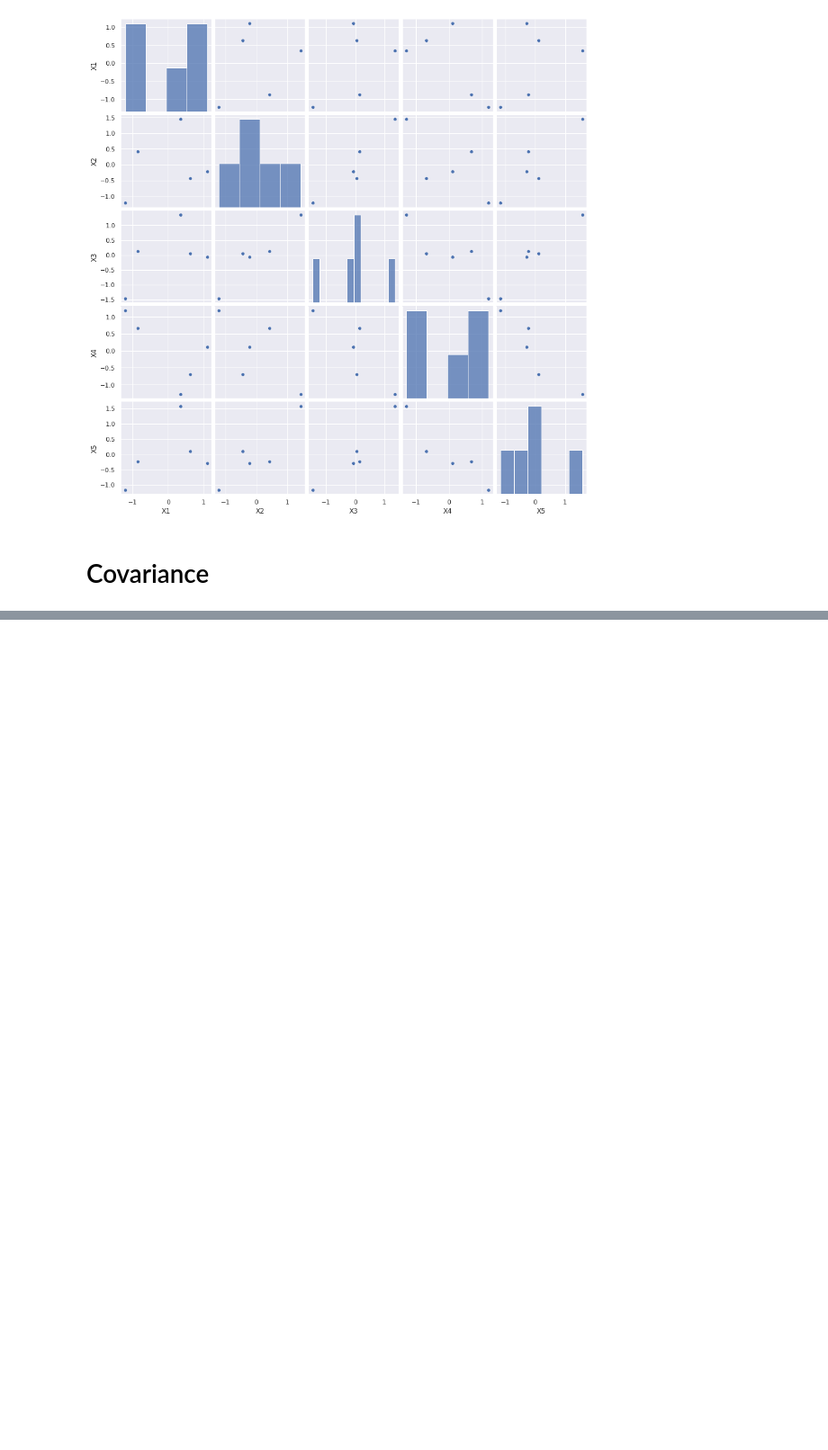
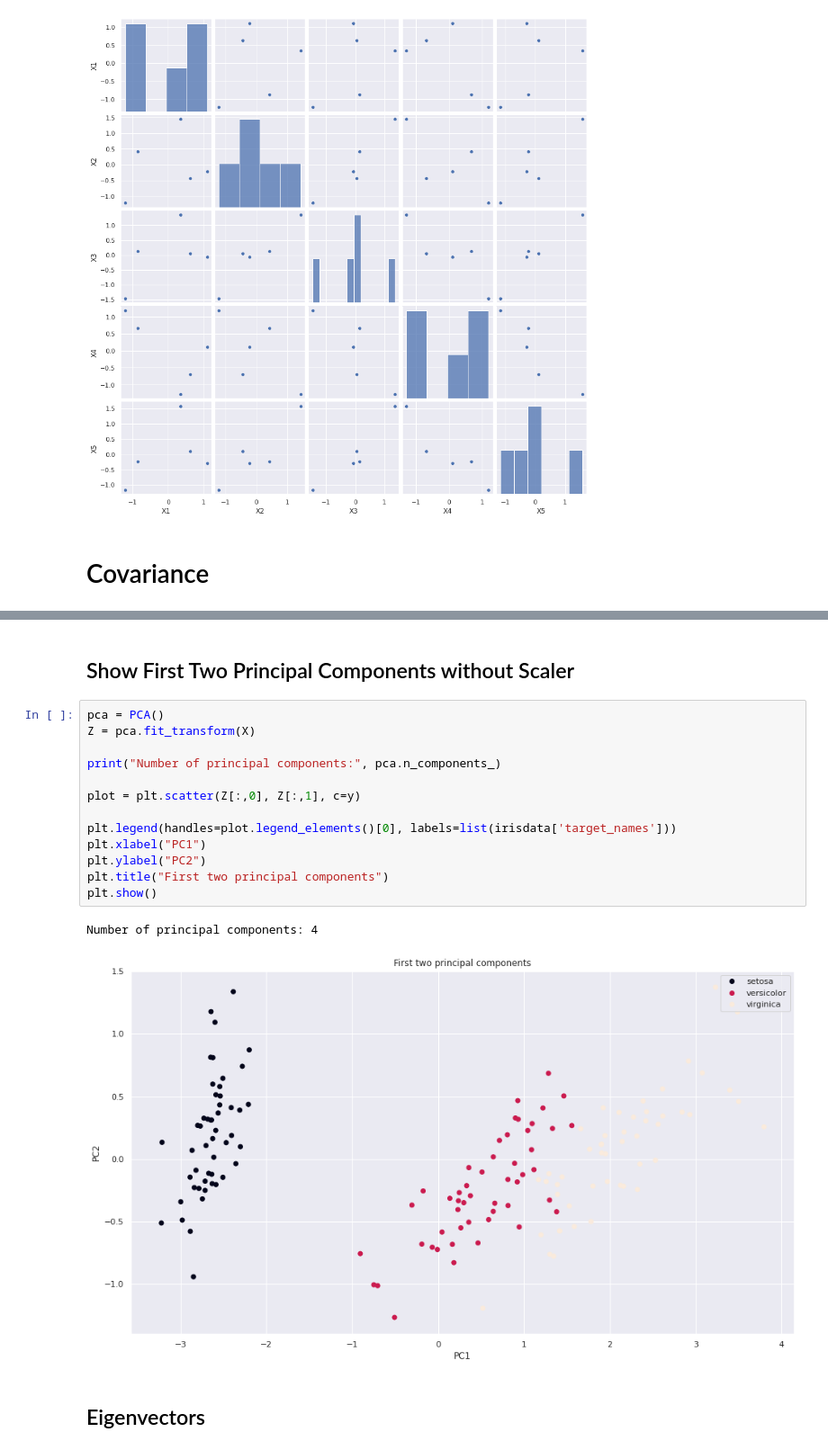
Before and after one commit to zaedulislam/CU_INSE_6220-Advanced_Statistical_Approaches_to_Quality, a Jupyter notebook: Tutorial 3.ipynb, the cells around one changed output, grey strips where cells are left out. Shown at 90% size. Drawn from its saved outputs; the diff is of its cells as text; blank space fills up the shorter version.

```diff
--- a/Tutorial 3.ipynb
+++ b/Tutorial 3.ipynb
@@ -268,0 +231,20 @@ Text(0.5, 1.0, 'Principal components')
+# %% [markdown]
+## Show First Two Principal Components without Scaler
+# %%
+pca = PCA()
+Z = pca.fit_transform(X)
+
+print("Number of principal components:", pca.n_components_)
+
+plot = plt.scatter(Z[:,0], Z[:,1], c=y)
+
+plt.legend(handles=plot.legend_elements()[0], labels=list(irisdata['target_names']))
+plt.xlabel("PC1")
+plt.ylabel("PC2")
+plt.title("First two principal components")
+plt.show()
+# %% [output]
+Number of principal components: 4
+[figure, added]
+# %% [markdown]
+## Eigenvectors
```
Also changed, not shown: parts of 48 cells of this notebook.
